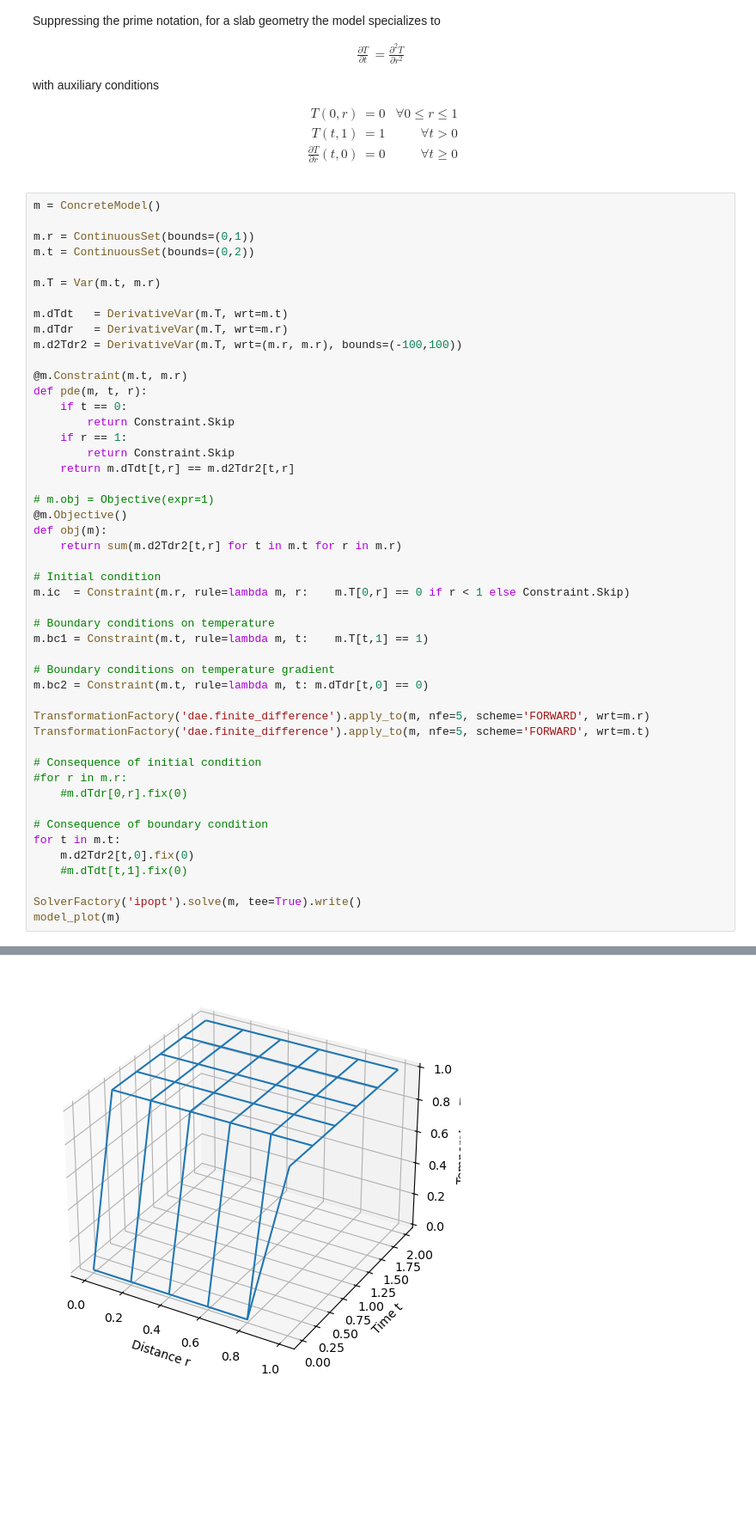
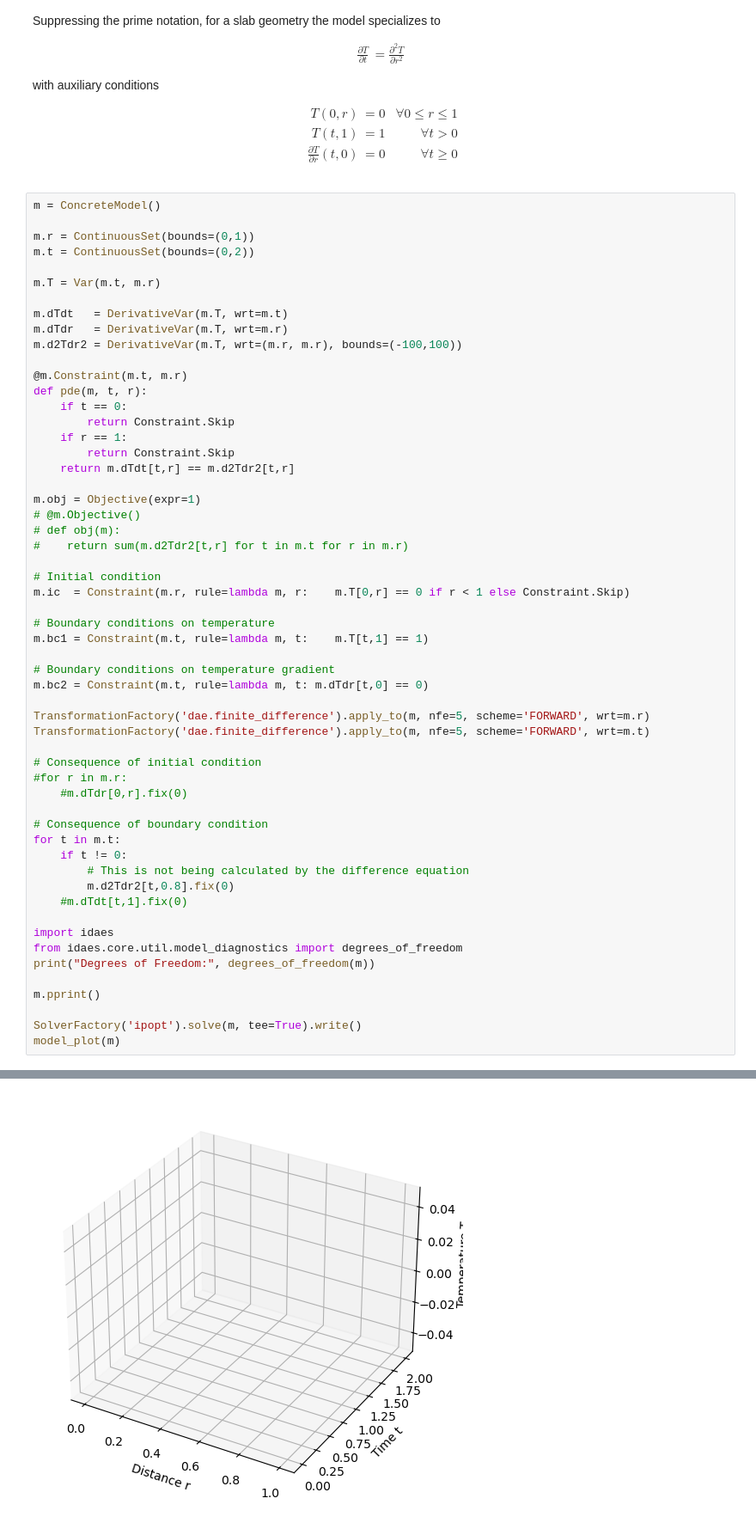
Before and after one commit to ndcbe/ND-Pyomo-Cookbook, a Jupyter notebook: notebooks/05.03-Heat_Conduction_in_Various_Geometries.ipynb, the cells around one changed output, grey strips where cells are left out. Shown: that part at 86% size. Saved outputs shown, nothing was run; the diff lists cells and outputs as text; blank space fills up the shorter version.

```diff
--- a/notebooks/05.03-Heat_Conduction_in_Various_Geometries.ipynb
+++ b/notebooks/05.03-Heat_Conduction_in_Various_Geometries.ipynb
@@ -155,10 +155,10 @@ def pde(m, t, r):
         return Constraint.Skip
     return m.dTdt[t,r] == m.d2Tdr2[t,r]
 
-# m.obj = Objective(expr=1)
-@m.Objective()
-def obj(m):
-    return sum(m.d2Tdr2[t,r] for t in m.t for r in m.r)
+m.obj = Objective(expr=1)
+# @m.Objective()
+# def obj(m):
+#    return sum(m.d2Tdr2[t,r] for t in m.t for r in m.r)
 
 # Initial condition
 m.ic  = Constraint(m.r, rule=lambda m, r:    m.T[0,r] == 0 if r < 1 else Constraint.Skip)
@@ -178,8 +178,16 @@ TransformationFactory('dae.finite_difference').apply_to(m, nfe=5, scheme='FORWAR
 
 # Consequence of boundary condition
 for t in m.t:
-    m.d2Tdr2[t,0].fix(0)
+    if t != 0:
+        # This is not being calculated by the difference equation
+        m.d2Tdr2[t,0.8].fix(0)
     #m.dTdt[t,1].fix(0)
+
+import idaes
+from idaes.core.util.model_diagnostics import degrees_of_freedom
+print("Degrees of Freedom:", degrees_of_freedom(m))
+
+m.pprint()
 
 SolverFactory('ipopt').solve(m, tee=True).write()
 model_plot(m)
@@ -204 +212 @@ Solution:
-[figure, old version]
+[figure, new version]
```
Also changed, not shown: parts of 3 cells of this notebook.
